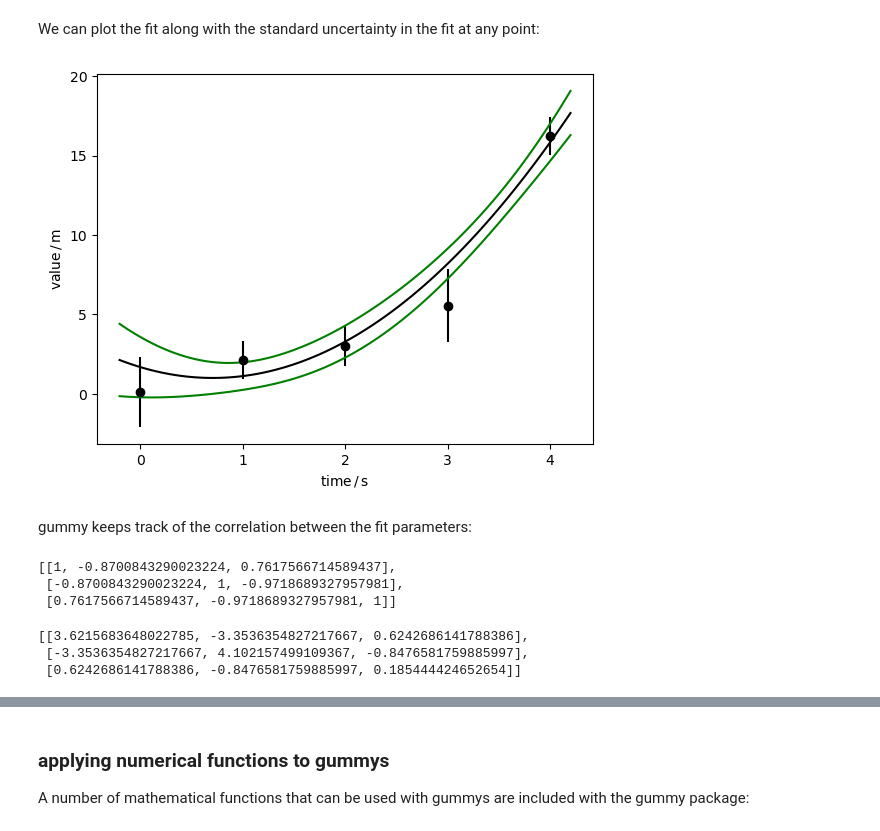
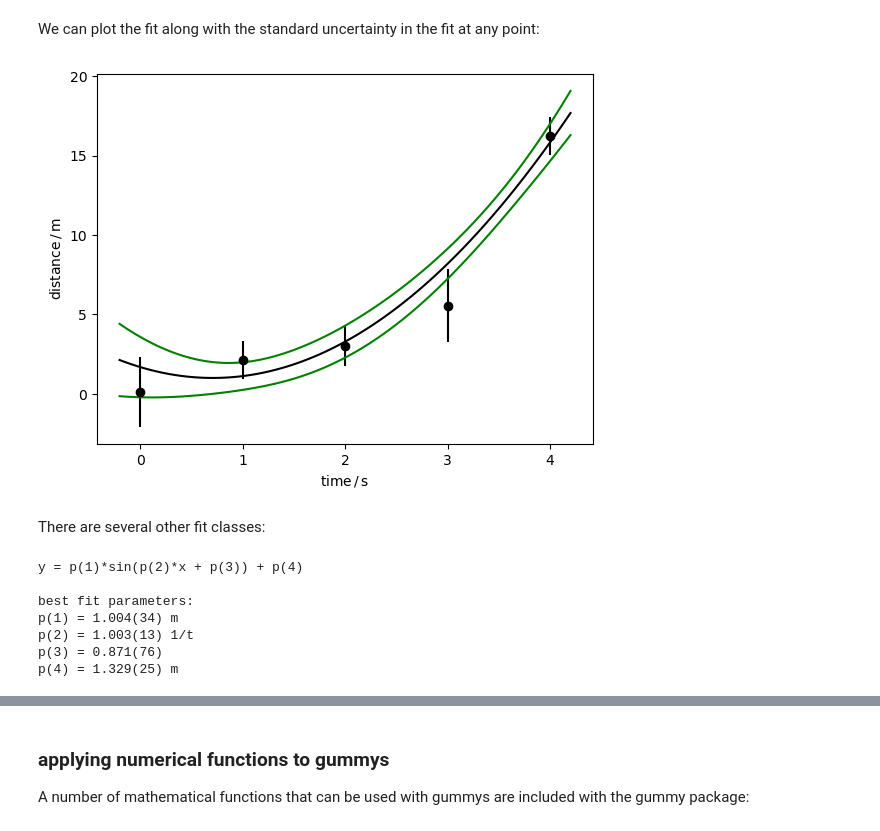
Before and after one commit to nrc-cnrc/MetroloPy, a Jupyter notebook: docs/tutorial.ipynb, the cells around one changed output, grey strips where cells are left out. Drawn from its saved outputs; the diff is of its cells as text; code cells hidden in the pictures.

```diff
--- a/docs/tutorial.ipynb
+++ b/docs/tutorial.ipynb
@@ -486,23 +487,25 @@ p(3) = 1.37(43) m/s²
 # %% [markdown]
 We can plot the fit along with the standard uncertainty in the fit at any point:
 # %%
-fit.plot(cik=1,xlabel='time',ylabel=distance)
+fit.plot(cik=1,xlabel='time',ylabel='distance')
 # cik is the coverage factor for the fit uncertainty band,
 # alterately the cip parameter can be set to give a
 # probability level for the band
 # %% [output]
-[figure, old version]
+[figure, new version]
-# %% [markdown]
-gummy keeps track of the correlation between the fit parameters:
-# %%
-uc.gummy.correlation_matrix(fit.p)
-# %% [output]
-[[1, -0.8700843290023224, 0.7617566714589437],
- [-0.8700843290023224, 1, -0.9718689327957981],
- [0.7617566714589437, -0.9718689327957981, 1]]
-# %%
-uc.gummy.covariance_matrix(fit.p)
-# %% [output]
-[[3.6215683648022785, -3.3536354827217667, 0.6242686141788386],
- [-3.3536354827217667, 4.102157499109367, -0.8476581759885997],
- [0.6242686141788386, -0.8476581759885997, 0.185444424652654]]
+# %% [markdown]
+There are several other fit classes:
+# %%
+x = np.linspace(0,10,100)
+y = np.sin(x + 0.88) + 1.3 + np.random.normal(scale=0.23,size=100)
+
+sinfit = uc.SinFit(x,y,xunit='t',yunit='m')
+sinfit
+# %% [output]
+y = p(1)*sin(p(2)*x + p(3)) + p(4)
+
+best fit parameters:
+p(1) = 1.004(34) m
+p(2) = 1.003(13) 1/t
+p(3) = 0.871(76)
+p(4) = 1.329(25) m
```
Also changed, not shown: parts of 7 cells of this notebook, 24 other files.
